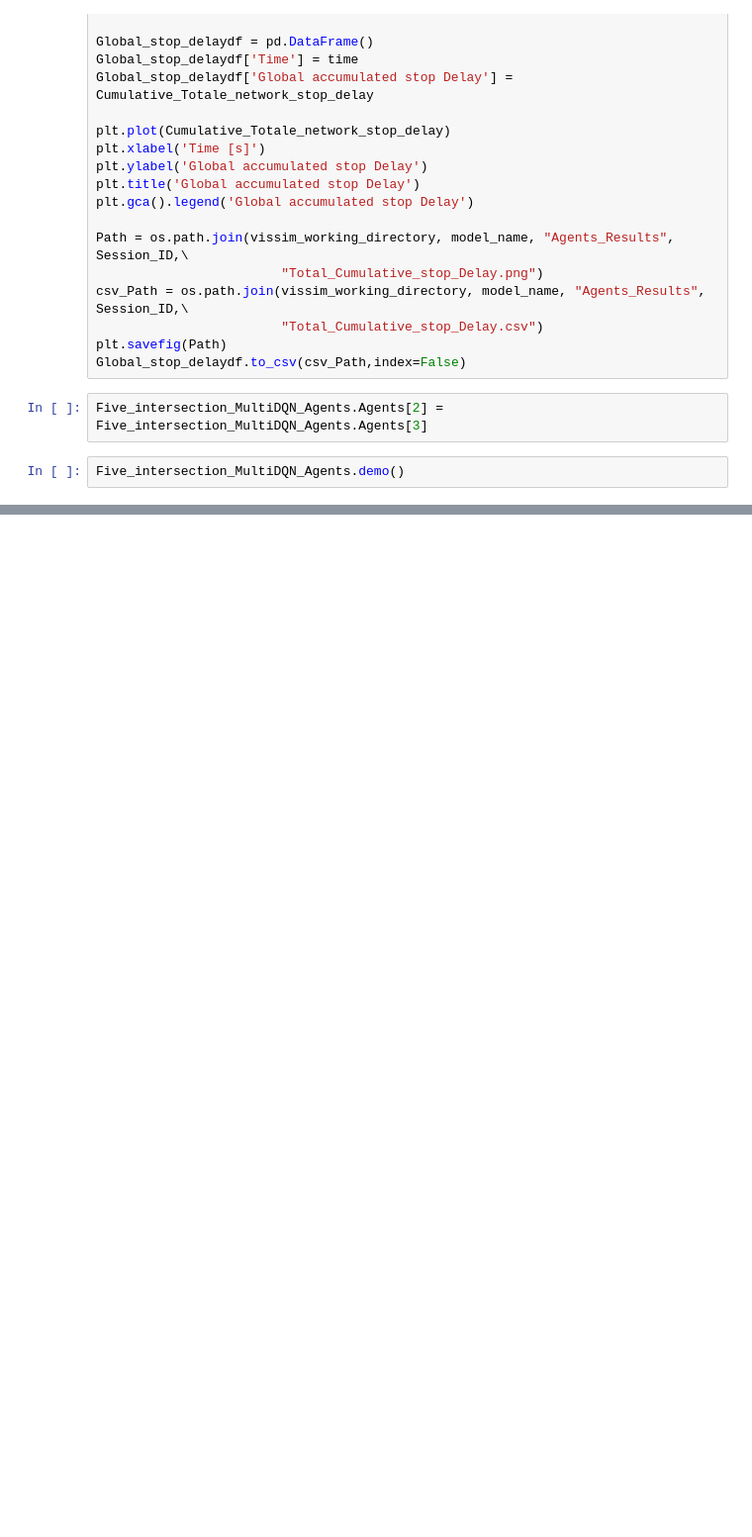
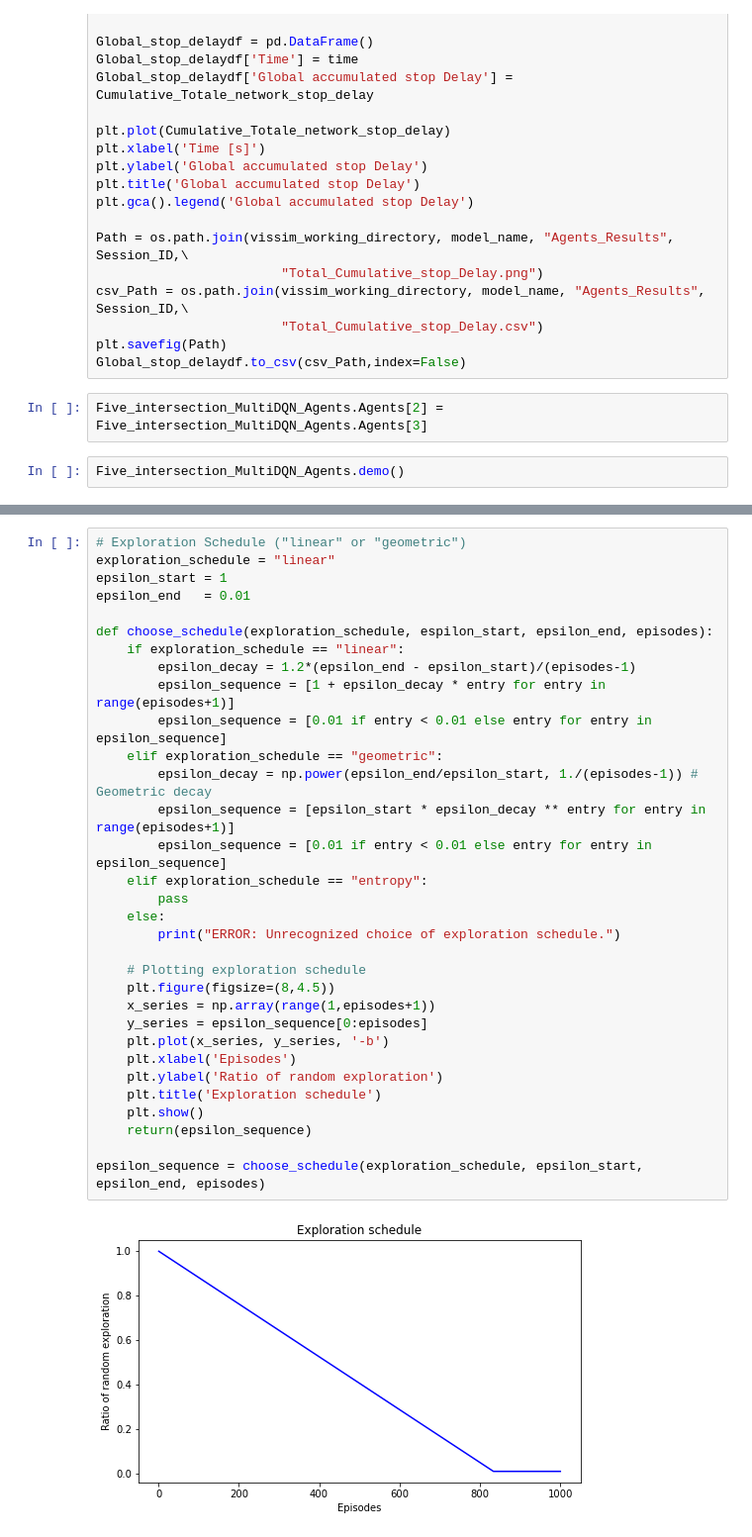
Before and after one commit to ACabrejas/Timescales_and_Discount_Factor_in_UTC, a Jupyter notebook: env_get_common_memory.ipynb, the cells around one changed output, grey strips where cells are left out. Shown: that part at 99% size. Cells and saved outputs as stored; diff of their text form; blank space fills up the shorter version.

```diff
--- a/env_get_common_memory.ipynb
+++ b/env_get_common_memory.ipynb
@@ -826,0 +792,34 @@ Five_intersection_MultiDQN_Agents.demo()
+# %%
+# Exploration Schedule ("linear" or "geometric")
+exploration_schedule = "linear"
+epsilon_start = 1
+epsilon_end   = 0.01
+
+def choose_schedule(exploration_schedule, espilon_start, epsilon_end, episodes):
+    if exploration_schedule == "linear":
+        epsilon_decay = 1.2*(epsilon_end - epsilon_start)/(episodes-1)
+        epsilon_sequence = [1 + epsilon_decay * entry for entry in range(episodes+1)]
+        epsilon_sequence = [0.01 if entry < 0.01 else entry for entry in epsilon_sequence]
+    elif exploration_schedule == "geometric":
+        epsilon_decay = np.power(epsilon_end/epsilon_start, 1./(episodes-1)) # Geometric decay
+        epsilon_sequence = [epsilon_start * epsilon_decay ** entry for entry in range(episodes+1)]
+        epsilon_sequence = [0.01 if entry < 0.01 else entry for entry in epsilon_sequence]
+    elif exploration_schedule == "entropy":
+        pass
+    else:
+        print("ERROR: Unrecognized choice of exploration schedule.")
+
+    # Plotting exploration schedule
+    plt.figure(figsize=(8,4.5))
+    x_series = np.array(range(1,episodes+1))
+    y_series = epsilon_sequence[0:episodes]
+    plt.plot(x_series, y_series, '-b')
+    plt.xlabel('Episodes')
+    plt.ylabel('Ratio of random exploration')
+    plt.title('Exploration schedule')
+    plt.show()
+    return(epsilon_sequence)
+
+epsilon_sequence = choose_schedule(exploration_schedule, epsilon_start, epsilon_end, episodes)
+# %% [output]
+[figure, added]
```
Also changed, not shown: parts of 21 cells of this notebook, 7 other files.
